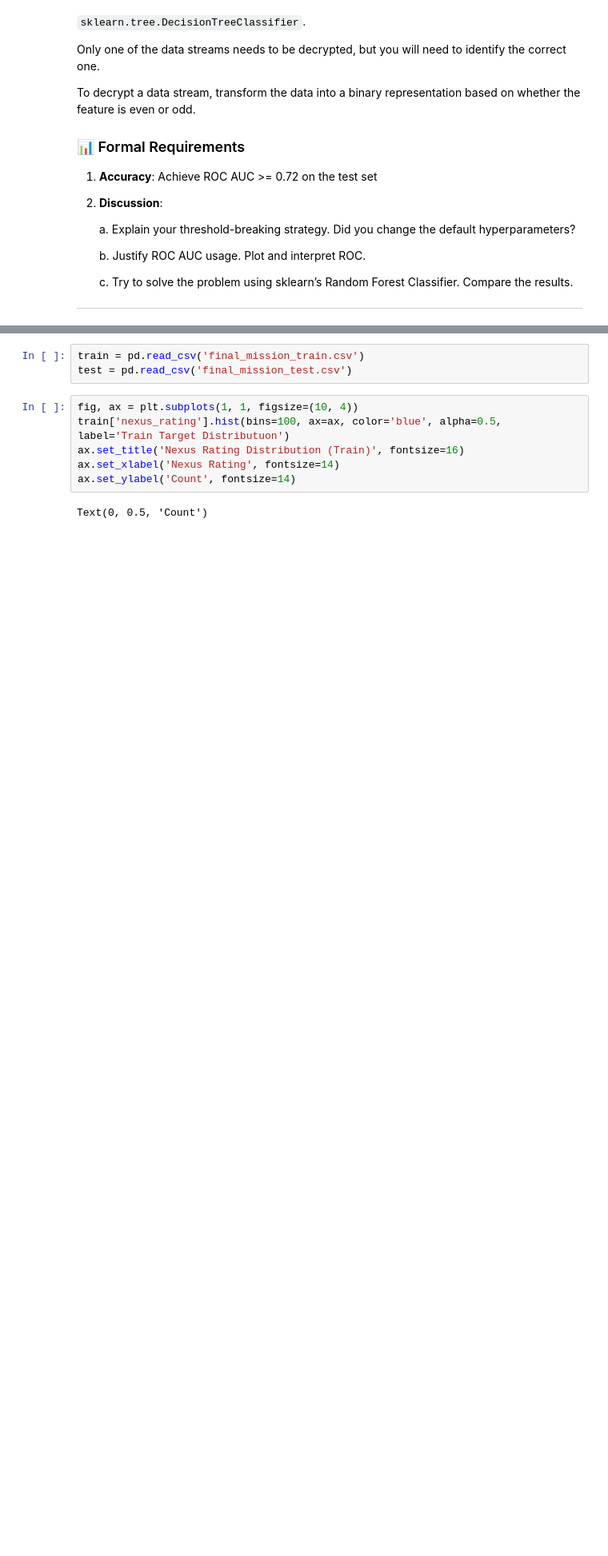
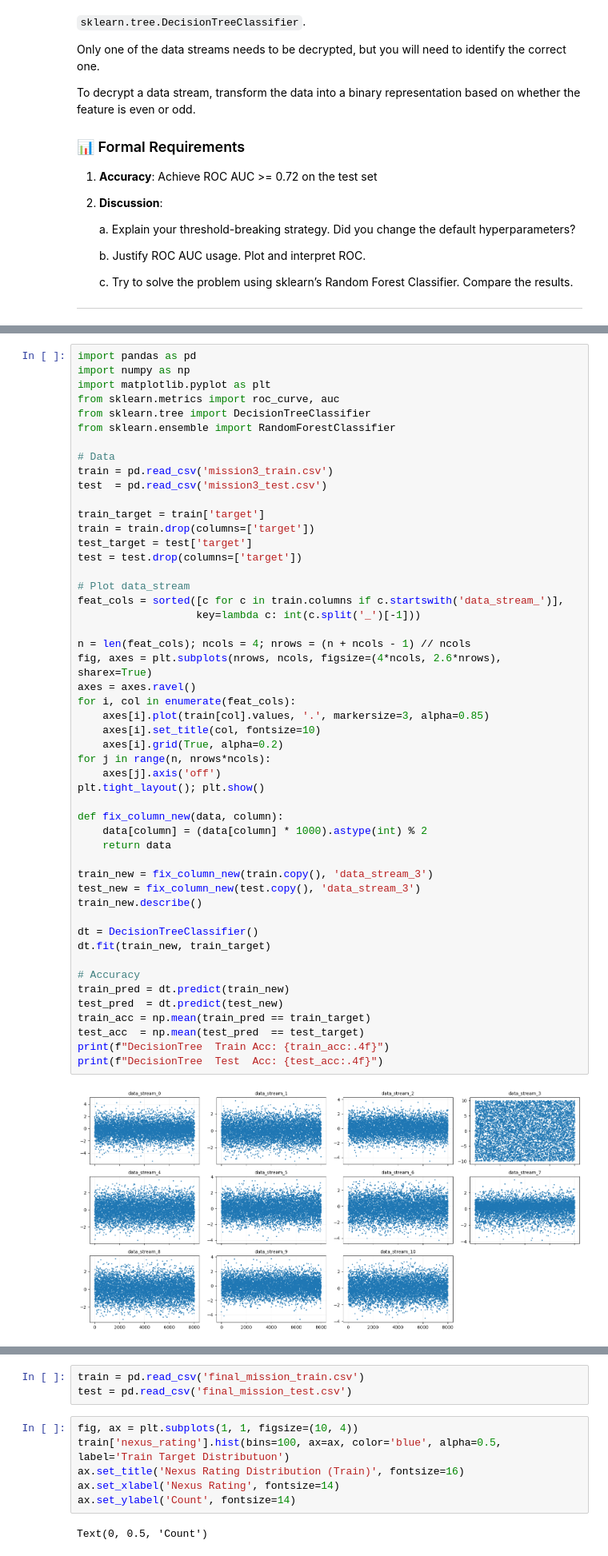
Before and after one commit to Oddvar112/TDT4172_Assignment_1, a Jupyter notebook: Chapter_1.ipynb, the cells around one changed output, grey strips where cells are left out. Shown at 80% size. Cells and saved outputs as stored; diff of their text form; blank space fills up the shorter version.

```diff
--- a/Chapter_1.ipynb
+++ b/Chapter_1.ipynb
@@ -239,0 +251,52 @@ from sklearn.tree import DecisionTreeClassifier
+# %%
+import pandas as pd
+import numpy as np
+import matplotlib.pyplot as plt
+from sklearn.metrics import roc_curve, auc
+from sklearn.tree import DecisionTreeClassifier
+from sklearn.ensemble import RandomForestClassifier
+
+# Data
+train = pd.read_csv('mission3_train.csv')
+test  = pd.read_csv('mission3_test.csv')
+
+train_target = train['target']
+train = train.drop(columns=['target'])
+test_target = test['target']
+test = test.drop(columns=['target'])
+
+# Plot data_stream
+feat_cols = sorted([c for c in train.columns if c.startswith('data_stream_')],
+                   key=lambda c: int(c.split('_')[-1]))
+
+n = len(feat_cols); ncols = 4; nrows = (n + ncols - 1) // ncols
+fig, axes = plt.subplots(nrows, ncols, figsize=(4*ncols, 2.6*nrows), sharex=True)
+axes = axes.ravel()
+for i, col in enumerate(feat_cols):
+    axes[i].plot(train[col].values, '.', markersize=3, alpha=0.85)
+    axes[i].set_title(col, fontsize=10)
+    axes[i].grid(True, alpha=0.2)
+for j in range(n, nrows*ncols):
+    axes[j].axis('off')
+plt.tight_layout(); plt.show()
+
+def fix_column_new(data, column):
+    data[column] = (data[column] * 1000).astype(int) % 2
+    return data
+
+train_new = fix_column_new(train.copy(), 'data_stream_3')
+test_new = fix_column_new(test.copy(), 'data_stream_3')
+train_new.describe()
+
+dt = DecisionTreeClassifier()
+dt.fit(train_new, train_target)
+
+# Accuracy
+train_pred = dt.predict(train_new)
+test_pred  = dt.predict(test_new)
+train_acc = np.mean(train_pred == train_target)
+test_acc  = np.mean(test_pred  == test_target)
+print(f"DecisionTree  Train Acc: {train_acc:.4f}")
+print(f"DecisionTree  Test  Acc: {test_acc:.4f}")
+# %% [output]
+[figure, added]
```
Also changed, not shown: parts of 8 cells of this notebook, 1 other file.
